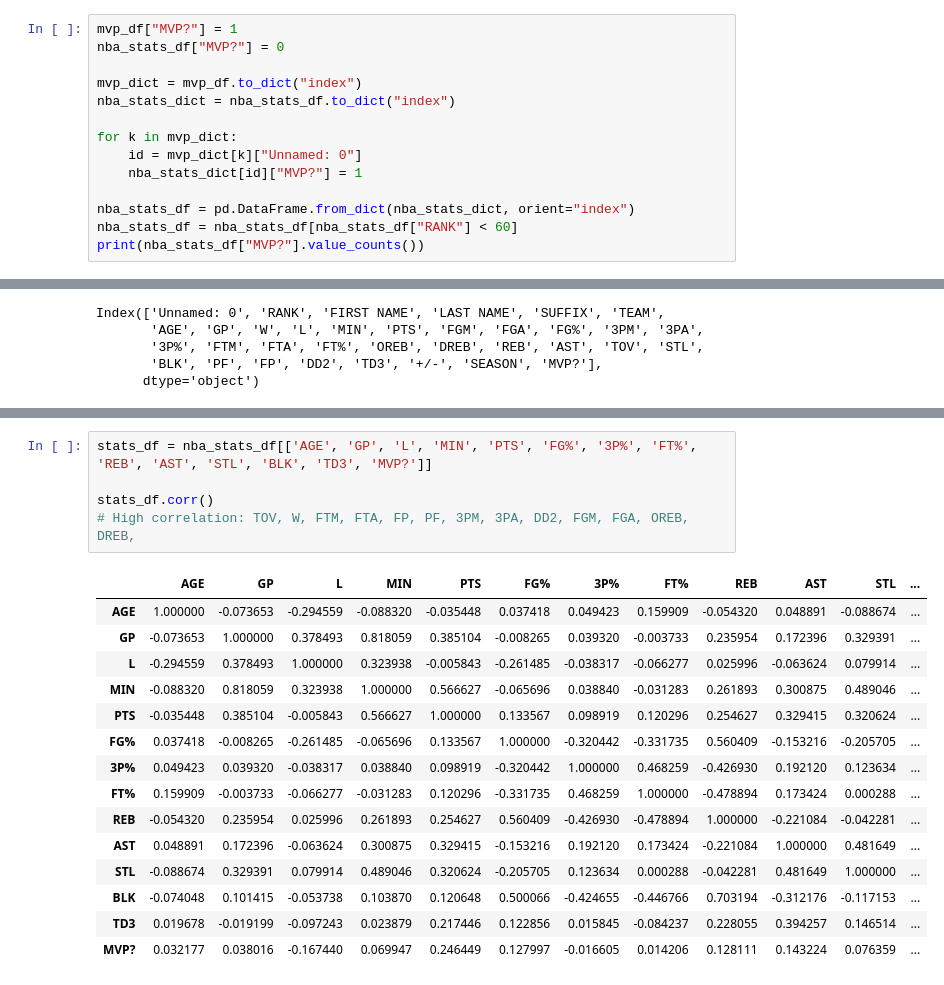
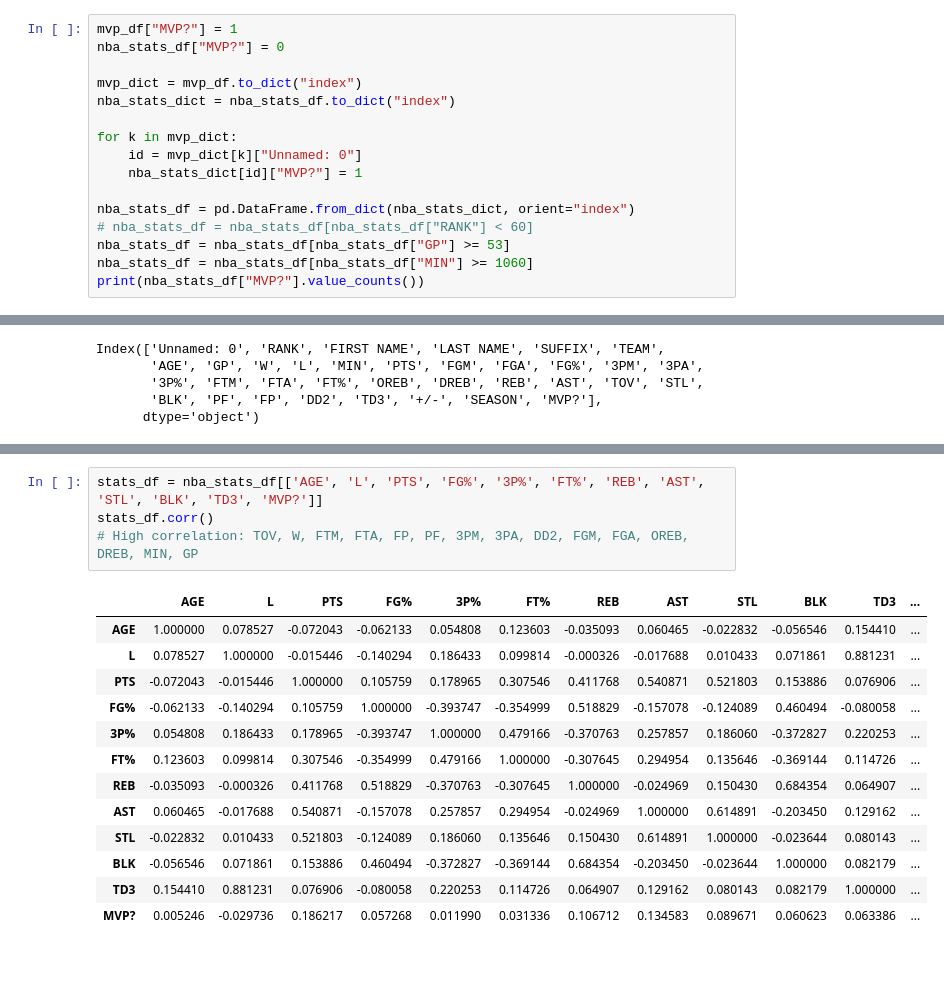
Before and after one commit to paul-semadeni/NBA-Data-Prediction-Model, a Jupyter notebook: feature_analysis/analysis-1.ipynb, the cells around one changed output, grey strips where cells are left out. Cells and saved outputs as stored; diff of their text form.

```diff
--- a/feature_analysis/analysis-1.ipynb
+++ b/feature_analysis/analysis-1.ipynb
@@ -19,7 +22,9 @@ for k in mvp_dict:
     nba_stats_dict[id]["MVP?"] = 1
 
 nba_stats_df = pd.DataFrame.from_dict(nba_stats_dict, orient="index")
-nba_stats_df = nba_stats_df[nba_stats_df["RANK"] < 60]
+# nba_stats_df = nba_stats_df[nba_stats_df["RANK"] < 60]
+nba_stats_df = nba_stats_df[nba_stats_df["GP"] >= 53]
+nba_stats_df = nba_stats_df[nba_stats_df["MIN"] >= 1060]
 print(nba_stats_df["MVP?"].value_counts())
 # %% [output]
 MVP?
@@ -71,22 +76,19 @@ nba_stats_df.corr()
 27 rows × 27 columns
 # %%
-stats_df = nba_stats_df[['AGE', 'GP', 'L', 'MIN', 'PTS', 'FG%', '3P%', 'FT%', 'REB', 'AST', 'STL', 'BLK', 'TD3', 'MVP?']]
-
+stats_df = nba_stats_df[['AGE', 'L', 'PTS', 'FG%', '3P%', 'FT%', 'REB', 'AST', 'STL', 'BLK', 'TD3', 'MVP?']]
 stats_df.corr()
-# High correlation: TOV, W, FTM, FTA, FP, PF, 3PM, 3PA, DD2, FGM, FGA, OREB, DREB,
+# High correlation: TOV, W, FTM, FTA, FP, PF, 3PM, 3PA, DD2, FGM, FGA, OREB, DREB, MIN, GP
 # %% [output]
-|  | AGE | GP | L | MIN | PTS | FG% | 3P% | FT% | REB | AST | STL | ... |
-| AGE | 1.000000 | -0.073653 | -0.294559 | -0.088320 | -0.035448 | 0.037418 | 0.049423 | 0.159909 | -0.054320 | 0.048891 | -0.088674 | ... |
-| GP | -0.073653 | 1.000000 | 0.378493 | 0.818059 | 0.385104 | -0.008265 | 0.039320 | -0.003733 | 0.235954 | 0.172396 | 0.329391 | ... |
-| L | -0.294559 | 0.378493 | 1.000000 | 0.323938 | -0.005843 | -0.261485 | -0.038317 | -0.066277 | 0.025996 | -0.063624 | 0.079914 | ... |
-| MIN | -0.088320 | 0.818059 | 0.323938 | 1.000000 | 0.566627 | -0.065696 | 0.038840 | -0.031283 | 0.261893 | 0.300875 | 0.489046 | ... |
-| PTS | -0.035448 | 0.385104 | -0.005843 | 0.566627 | 1.000000 | 0.133567 | 0.098919 | 0.120296 | 0.254627 | 0.329415 | 0.320624 | ... |
-| FG% | 0.037418 | -0.008265 | -0.261485 | -0.065696 | 0.133567 | 1.000000 | -0.320442 | -0.331735 | 0.560409 | -0.153216 | -0.205705 | ... |
-| 3P% | 0.049423 | 0.039320 | -0.038317 | 0.038840 | 0.098919 | -0.320442 | 1.000000 | 0.468259 | -0.426930 | 0.192120 | 0.123634 | ... |
-| FT% | 0.159909 | -0.003733 | -0.066277 | -0.031283 | 0.120296 | -0.331735 | 0.468259 | 1.000000 | -0.478894 | 0.173424 | 0.000288 | ... |
-| REB | -0.054320 | 0.235954 | 0.025996 | 0.261893 | 0.254627 | 0.560409 | -0.426930 | -0.478894 | 1.000000 | -0.221084 | -0.042281 | ... |
-| AST | 0.048891 | 0.172396 | -0.063624 | 0.300875 | 0.329415 | -0.153216 | 0.192120 | 0.173424 | -0.221084 | 1.000000 | 0.481649 | ... |
-| STL | -0.088674 | 0.329391 | 0.079914 | 0.489046 | 0.320624 | -0.205705 | 0.123634 | 0.000288 | -0.042281 | 0.481649 | 1.000000 | ... |
-| BLK | -0.074048 | 0.101415 | -0.053738 | 0.103870 | 0.120648 | 0.500066 | -0.424655 | -0.446766 | 0.703194 | -0.312176 | -0.117153 | ... |
-| TD3 | 0.019678 | -0.019199 | -0.097243 | 0.023879 | 0.217446 | 0.122856 | 0.015845 | -0.084237 | 0.228055 | 0.394257 | 0.146514 | ... |
-| MVP? | 0.032177 | 0.038016 | -0.167440 | 0.069947 | 0.246449 | 0.127997 | -0.016605 | 0.014206 | 0.128111 | 0.143224 | 0.076359 | ... |
+|  | AGE | L | PTS | FG% | 3P% | FT% | REB | AST | STL | BLK | TD3 | ... |
+| AGE | 1.000000 | 0.078527 | -0.072043 | -0.062133 | 0.054808 | 0.123603 | -0.035093 | 0.060465 | -0.022832 | -0.056546 | 0.154410 | ... |
+| L | 0.078527 | 1.000000 | -0.015446 | -0.140294 | 0.186433 | 0.099814 | -0.000326 | -0.017688 | 0.010433 | 0.071861 | 0.881231 | ... |
+| PTS | -0.072043 | -0.015446 | 1.000000 | 0.105759 | 0.178965 | 0.307546 | 0.411768 | 0.540871 | 0.521803 | 0.153886 | 0.076906 | ... |
+| FG% | -0.062133 | -0.140294 | 0.105759 | 1.000000 | -0.393747 | -0.354999 | 0.518829 | -0.157078 | -0.124089 | 0.460494 | -0.080058 | ... |
+| 3P% | 0.054808 | 0.186433 | 0.178965 | -0.393747 | 1.000000 | 0.479166 | -0.370763 | 0.257857 | 0.186060 | -0.372827 | 0.220253 | ... |
+| FT% | 0.123603 | 0.099814 | 0.307546 | -0.354999 | 0.479166 | 1.000000 | -0.307645 | 0.294954 | 0.135646 | -0.369144 | 0.114726 | ... |
+| REB | -0.035093 | -0.000326 | 0.411768 | 0.518829 | -0.370763 | -0.307645 | 1.000000 | -0.024969 | 0.150430 | 0.684354 | 0.064907 | ... |
+| AST | 0.060465 | -0.017688 | 0.540871 | -0.157078 | 0.257857 | 0.294954 | -0.024969 | 1.000000 | 0.614891 | -0.203450 | 0.129162 | ... |
+| STL | -0.022832 | 0.010433 | 0.521803 | -0.124089 | 0.186060 | 0.135646 | 0.150430 | 0.614891 | 1.000000 | -0.023644 | 0.080143 | ... |
+| BLK | -0.056546 | 0.071861 | 0.153886 | 0.460494 | -0.372827 | -0.369144 | 0.684354 | -0.203450 | -0.023644 | 1.000000 | 0.082179 | ... |
+| TD3 | 0.154410 | 0.881231 | 0.076906 | -0.080058 | 0.220253 | 0.114726 | 0.064907 | 0.129162 | 0.080143 | 0.082179 | 1.000000 | ... |
+| MVP? | 0.005246 | -0.029736 | 0.186217 | 0.057268 | 0.011990 | 0.031336 | 0.106712 | 0.134583 | 0.089671 | 0.060623 | 0.063386 | ... |
```
Also changed, not shown: parts of 12 cells of this notebook.
